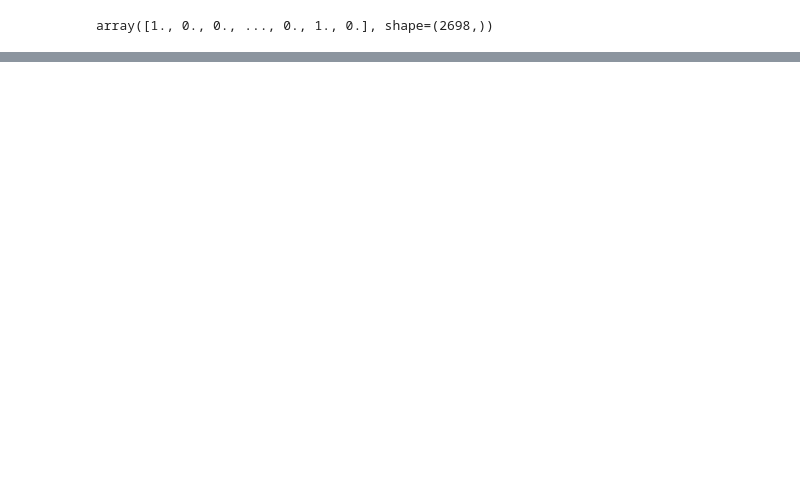
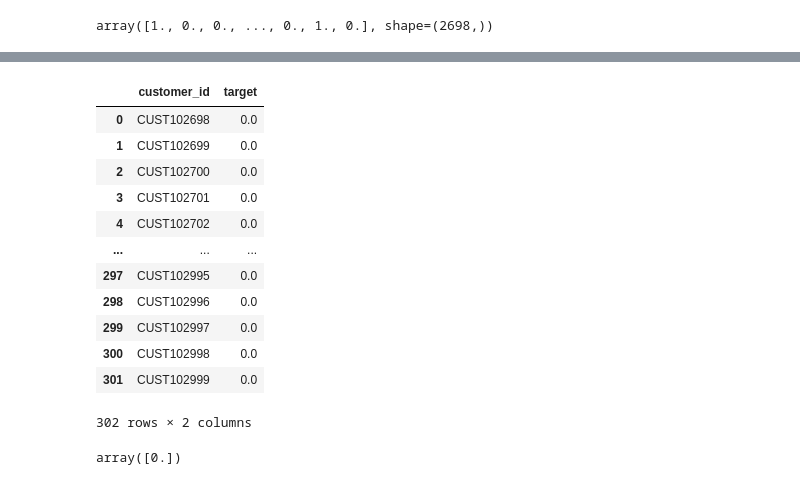
Before and after one commit to emiiliiojose/Statistic-Project, a Jupyter notebook: statistics_project.ipynb, the cells around one changed output, grey strips where cells are left out. Drawn from its saved outputs; the diff is of its cells as text; code cells hidden in the pictures; blank space fills up the shorter version.

```diff
--- a/statistics_project.ipynb
+++ b/statistics_project.ipynb
@@ -115,0 +180,5 @@ LogisticRegression does not accept missing values encoded as NaN natively. For s
+# %%
+df_test_sub = df_test_sub.fillna(df_test_sub.mean())
+
+
+df_test.columns
@@ -115,0 +209,3 @@ LogisticRegression does not accept missing values encoded as NaN natively. For s
+# %%
+X_test = df_test_sub.to_numpy()
+X_test
@@ -115,0 +226,3 @@ LogisticRegression does not accept missing values encoded as NaN natively. For s
+# %%
+df_test['target'] = lr.predict(X_test)
+df_test
@@ -115,0 +243,24 @@ LogisticRegression does not accept missing values encoded as NaN natively. For s
+# %%
+df_test = df_test.drop(columns=['age', 'income', 'signup_channel', 'country',
+       'account_duration', 'last_login_days', 'num_transactions',
+       'support_tickets', 'premium_user', 'satisfaction_score'])
+df_test
+# %% [output]
+|  | customer_id | target |
+| 0 | CUST102698 | 0.0 |
+| 1 | CUST102699 | 0.0 |
+| 2 | CUST102700 | 0.0 |
+| 3 | CUST102701 | 0.0 |
+| 4 | CUST102702 | 0.0 |
+| ... | ... | ... |
+| 297 | CUST102995 | 0.0 |
+| 298 | CUST102996 | 0.0 |
+| 299 | CUST102997 | 0.0 |
+| 300 | CUST102998 | 0.0 |
+| 301 | CUST102999 | 0.0 |
+302 rows × 2 columns
+# %%
+# Example: get unique values from the 'age' column in df_test_sub
+df_test['target'].unique()
+# %% [output]
+array([0.])
```
Also changed, not shown: parts of 12 cells of this notebook, 3 other files.
